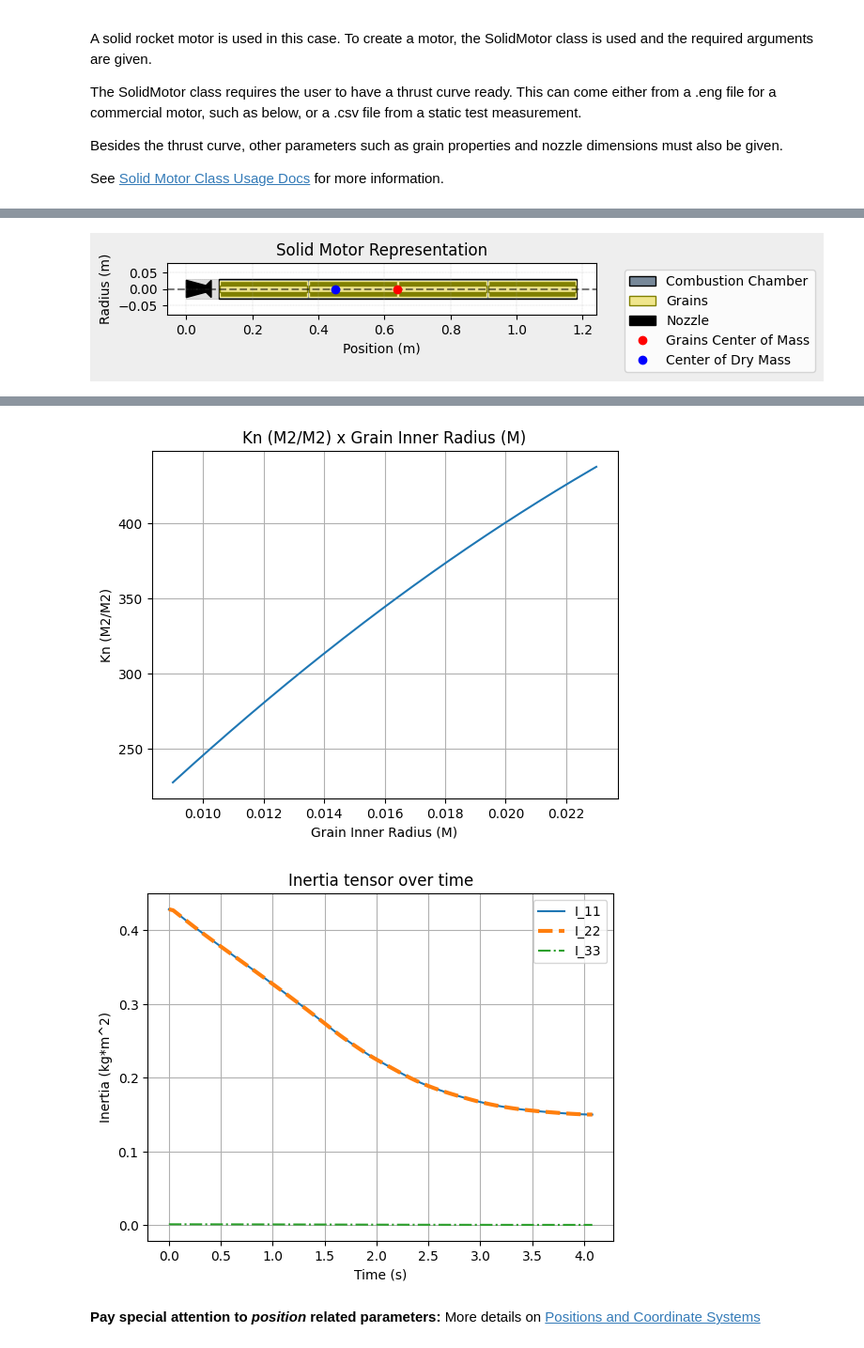
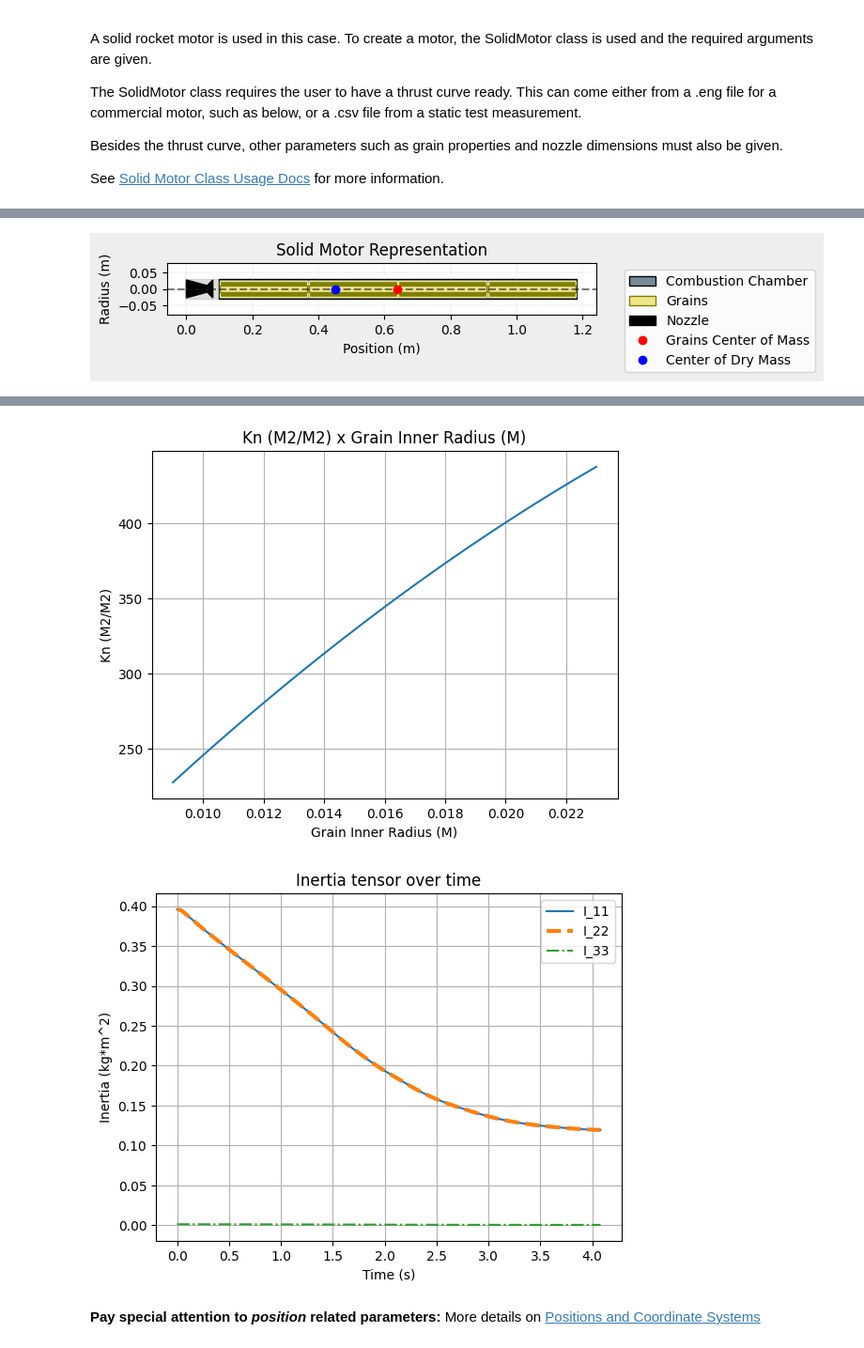
Before and after one commit to Berger-Stefan/rocketpy_spaceshoot, a Jupyter notebook: simulation.ipynb, the cells around one changed output, grey strips where cells are left out. Shown at 94% size. Drawn from its saved outputs; the diff is of its cells as text; code cells hidden in the pictures.

```diff
--- a/simulation.ipynb
+++ b/simulation.ipynb
@@ -127,9 +127,9 @@ Total Impulse: 19137.759 Ns
 # Sustainer (second stage)
 ProM1378 = SolidMotor(
     thrust_source="files/m1378.eng",
-    dry_mass= 0.85,
-    dry_inertia=(0.1501, 0.1501, 0.000469),
-    nozzle_radius=0.026,
+    dry_mass= 0.763,
+    dry_inertia=(0.1195, 0.1195, 0.0004),
+    nozzle_radius=0.027,
     grain_number=4,
     grain_density=1743, # different
     grain_outer_radius=0.023,
@@ -173,9 +173,9 @@ Total Impulse: 5362.290 Ns
 [figure]
 [figure]
 [figure]
 [figure]
 [figure]
-[figure, old version]
+[figure, new version]
 # %% [markdown]
 **Pay special attention to _position_ related parameters:**
 More details on [Positions and Coordinate Systems](https://docs.rocketpy.org/en/latest/user/positions.html)
```
Also changed, not shown: parts of 11 cells of this notebook, 4 other files.
